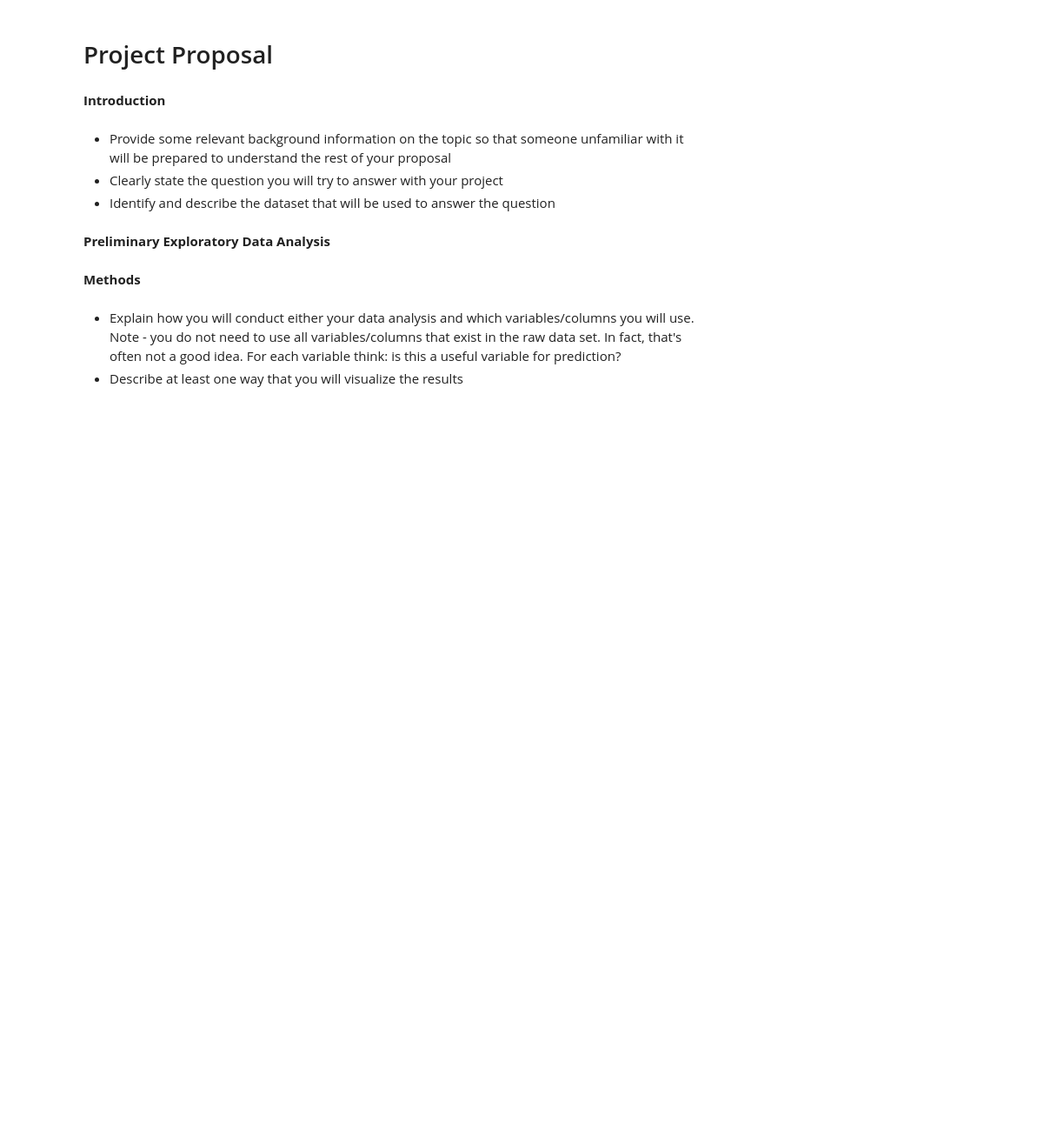
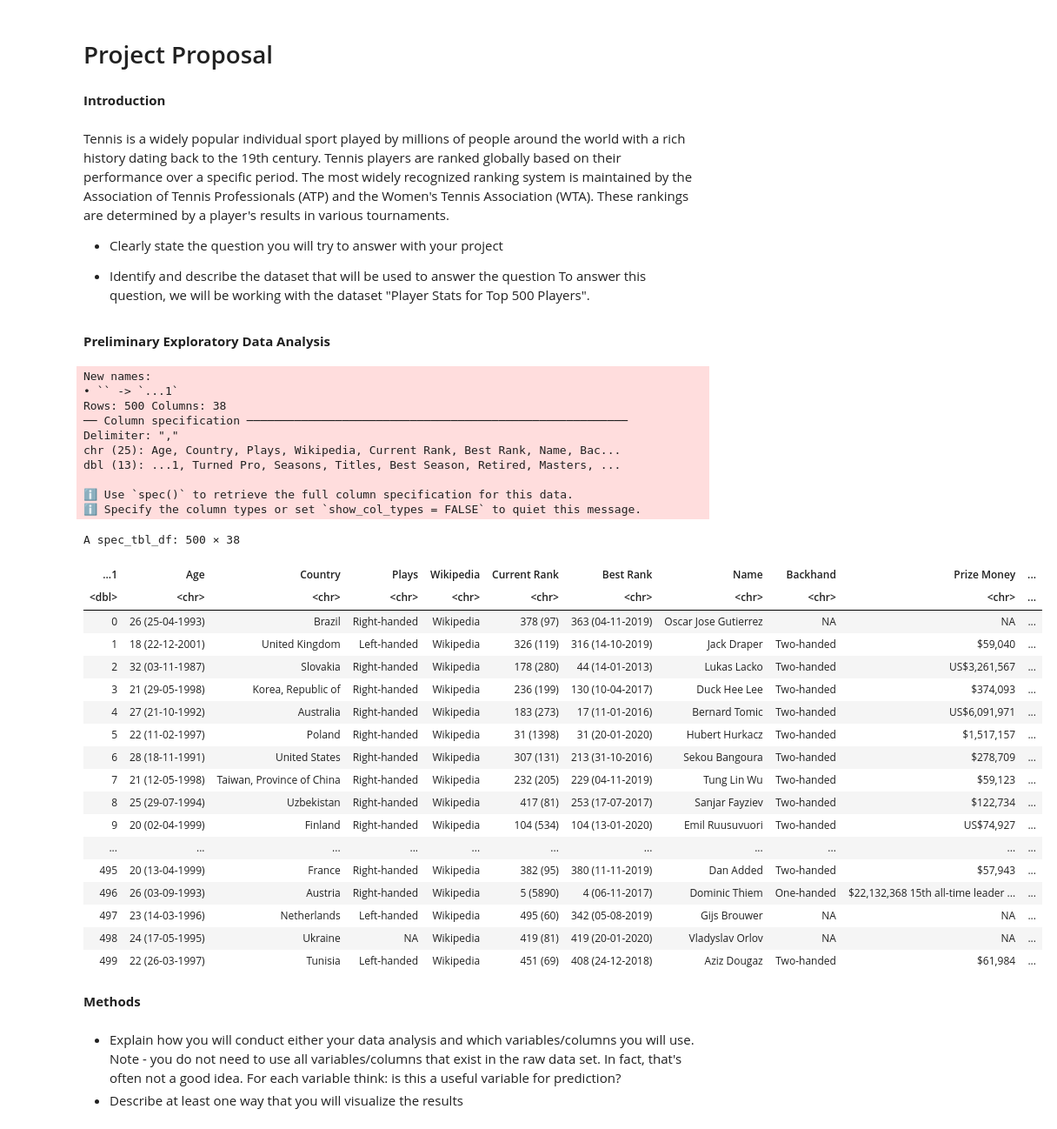
Before and after one commit to HaileyFu/dsci100_group33_project, a Jupyter notebook: project_proposal.ipynb, the cells around one changed output. Shown at 87% size. Cells and saved outputs as stored; diff of their text form; code cells hidden in the pictures; blank space fills up the shorter version.

Commit message:
project proposal

```diff
--- a/project_proposal.ipynb
+++ b/project_proposal.ipynb
@@ -3,13 +3,49 @@
 # %% [markdown]
 **Introduction**
 # %% [markdown]
-* Provide some relevant background information on the topic so that someone unfamiliar with it will be prepared to understand the rest of your proposal
+Tennis is a widely popular individual sport played by millions of people around the world with a rich history dating back to the 19th century. Tennis players are ranked globally based on their performance over a specific period. The most widely recognized ranking system is maintained by the Association of Tennis Professionals (ATP) and the Women's Tennis Association (WTA). These rankings are determined by a player's results in various tournaments.
+
 * Clearly state the question you will try to answer with your project
+
 * Identify and describe the dataset that will be used to answer the question
+To answer this question, we will be working with the dataset "Player Stats for Top 500 Players".
 # %% [markdown]
 **Preliminary Exploratory Data Analysis**
 # %%
 library(tidyverse)
+# %%
+player_stats <- read_csv("data/player_stats.csv")
+player_stats
+# %% [output]
+New names:
+• `` -> `...1`
+Rows: 500 Columns: 38
+── Column specification ────────────────────────────────────────────────────────
+Delimiter: ","
+chr (25): Age, Country, Plays, Wikipedia, Current Rank, Best Rank, Name, Bac...
+dbl (13): ...1, Turned Pro, Seasons, Titles, Best Season, Retired, Masters, ...
+
+ℹ Use `spec()` to retrieve the full column specification for this data.
+ℹ Specify the column types or set `show_col_types = FALSE` to quiet this message.
+A spec_tbl_df: 500 × 38
+| ...1 | Age | Country | Plays | Wikipedia | Current Rank | Best Rank | Name | Backhand | Prize Money | ... |
+| <dbl> | <chr> | <chr> | <chr> | <chr> | <chr> | <chr> | <chr> | <chr> | <chr> | ... |
+| 0 | 26 (25-04-1993) | Brazil | Right-handed | Wikipedia | 378 (97) | 363 (04-11-2019) | Oscar Jose Gutierrez | NA | NA | ... |
+| 1 | 18 (22-12-2001) | United Kingdom | Left-handed | Wikipedia | 326 (119) | 316 (14-10-2019) | Jack Draper | Two-handed | $59,040 | ... |
+| 2 | 32 (03-11-1987) | Slovakia | Right-handed | Wikipedia | 178 (280) | 44 (14-01-2013) | Lukas Lacko | Two-handed | US$3,261,567 | ... |
+| 3 | 21 (29-05-1998) | Korea, Republic of | Right-handed | Wikipedia | 236 (199) | 130 (10-04-2017) | Duck Hee Lee | Two-handed | $374,093 | ... |
+| 4 | 27 (21-10-1992) | Australia | Right-handed | Wikipedia | 183 (273) | 17 (11-01-2016) | Bernard Tomic | Two-handed | US$6,091,971 | ... |
+| 5 | 22 (11-02-1997) | Poland | Right-handed | Wikipedia | 31 (1398) | 31 (20-01-2020) | Hubert Hurkacz | Two-handed | $1,517,157 | ... |
+| 6 | 28 (18-11-1991) | United States | Right-handed | Wikipedia | 307 (131) | 213 (31-10-2016) | Sekou Bangoura | Two-handed | $278,709 | ... |
+| 7 | 21 (12-05-1998) | Taiwan, Province of China | Right-handed | Wikipedia | 232 (205) | 229 (04-11-2019) | Tung Lin Wu | Two-handed | $59,123 | ... |
+| 8 | 25 (29-07-1994) | Uzbekistan | Right-handed | Wikipedia | 417 (81) | 253 (17-07-2017) | Sanjar Fayziev | Two-handed | $122,734 | ... |
+| 9 | 20 (02-04-1999) | Finland | Right-handed | Wikipedia | 104 (534) | 104 (13-01-2020) | Emil Ruusuvuori | Two-handed | US$74,927 | ... |
+| ... | ... | ... | ... | ... | ... | ... | ... | ... | ... | ... |
+| 495 | 20 (13-04-1999) | France | Right-handed | Wikipedia | 382 (95) | 380 (11-11-2019) | Dan Added | Two-handed | $57,943 | ... |
+| 496 | 26 (03-09-1993) | Austria | Right-handed | Wikipedia | 5 (5890) | 4 (06-11-2017) | Dominic Thiem | One-handed | $22,132,368 15th all-time leader ... | ... |
+| 497 | 23 (14-03-1996) | Netherlands | Left-handed | Wikipedia | 495 (60) | 342 (05-08-2019) | Gijs Brouwer | NA | NA | ... |
+| 498 | 24 (17-05-1995) | Ukraine | NA | Wikipedia | 419 (81) | 419 (20-01-2020) | Vladyslav Orlov | NA | NA | ... |
+| 499 | 22 (26-03-1997) | Tunisia | Left-handed | Wikipedia | 451 (69) | 408 (24-12-2018) | Aziz Dougaz | Two-handed | $61,984 | ... |
 # %% [markdown]
 **Methods**
 # %% [markdown]
```
Also changed, not shown: 1 other file.
